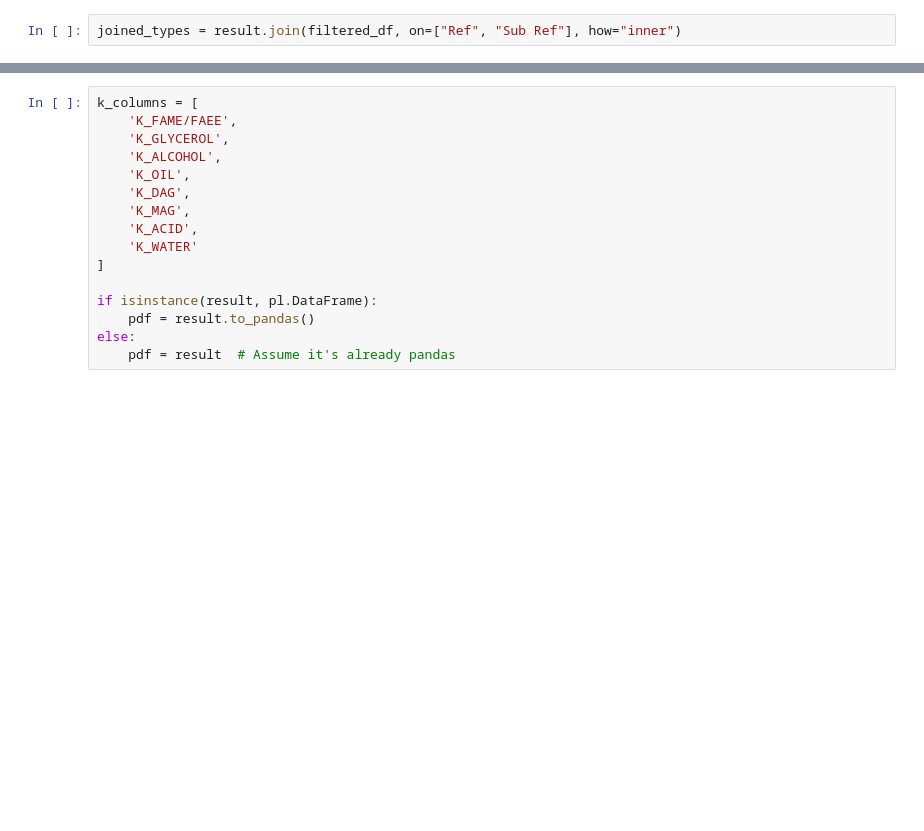
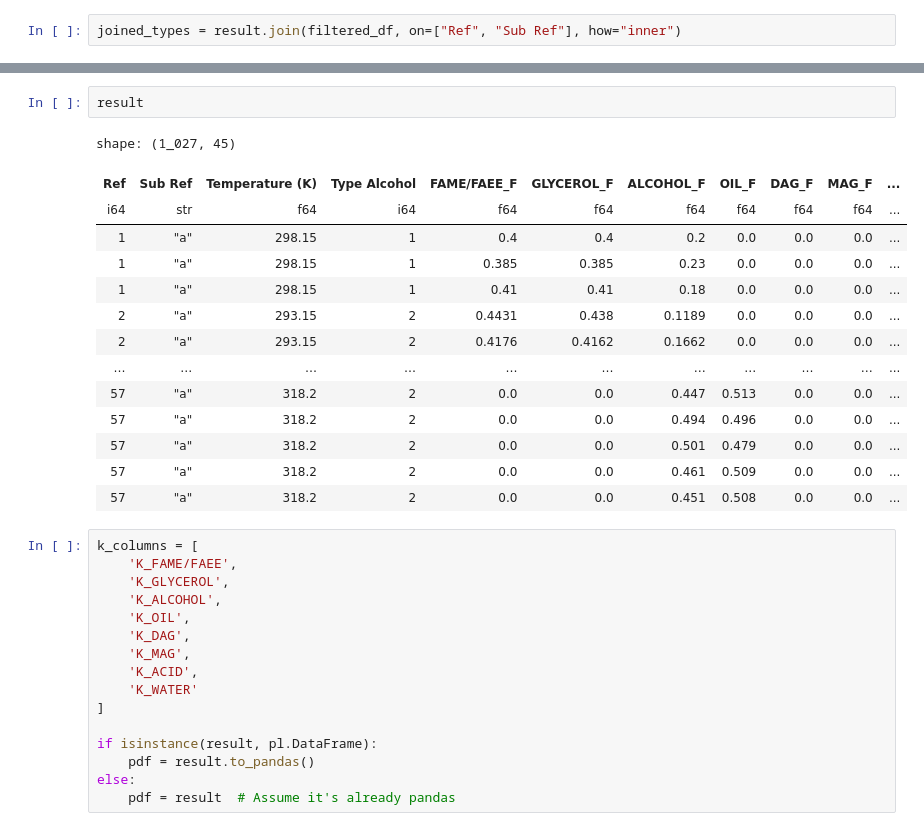
Before and after one commit to Juandhb99/ThermOleo, a Jupyter notebook: ExperimentalData/experimental_data_analysis.ipynb, the cells around one changed output, grey strips where cells are left out. Drawn from its saved outputs; the diff is of its cells as text; blank space fills up the shorter version.

```diff
--- a/ExperimentalData/experimental_data_analysis.ipynb
+++ b/ExperimentalData/experimental_data_analysis.ipynb
@@ -804,3 +804,20 @@ shape: (4, 2)
+# %%
+result
+# %% [output]
+shape: (1_027, 45)
+| Ref | Sub Ref | Temperature (K) | Type Alcohol | FAME/FAEE_F | GLYCEROL_F | ALCOHOL_F | OIL_F | DAG_F | MAG_F | ... |
+| i64 | str | f64 | i64 | f64 | f64 | f64 | f64 | f64 | f64 | ... |
+| 1 | "a" | 298.15 | 1 | 0.4 | 0.4 | 0.2 | 0.0 | 0.0 | 0.0 | ... |
+| 1 | "a" | 298.15 | 1 | 0.385 | 0.385 | 0.23 | 0.0 | 0.0 | 0.0 | ... |
+| 1 | "a" | 298.15 | 1 | 0.41 | 0.41 | 0.18 | 0.0 | 0.0 | 0.0 | ... |
+| 2 | "a" | 293.15 | 2 | 0.4431 | 0.438 | 0.1189 | 0.0 | 0.0 | 0.0 | ... |
+| 2 | "a" | 293.15 | 2 | 0.4176 | 0.4162 | 0.1662 | 0.0 | 0.0 | 0.0 | ... |
+| … | … | … | … | … | … | … | … | … | … | ... |
+| 57 | "a" | 318.2 | 2 | 0.0 | 0.0 | 0.447 | 0.513 | 0.0 | 0.0 | ... |
+| 57 | "a" | 318.2 | 2 | 0.0 | 0.0 | 0.494 | 0.496 | 0.0 | 0.0 | ... |
+| 57 | "a" | 318.2 | 2 | 0.0 | 0.0 | 0.501 | 0.479 | 0.0 | 0.0 | ... |
+| 57 | "a" | 318.2 | 2 | 0.0 | 0.0 | 0.461 | 0.509 | 0.0 | 0.0 | ... |
+| 57 | "a" | 318.2 | 2 | 0.0 | 0.0 | 0.451 | 0.508 | 0.0 | 0.0 | ... |
 # %%
 k_columns = [
     'K_FAME/FAEE',
```
Also changed, not shown: parts of 8 cells of this notebook, 1 other file.
